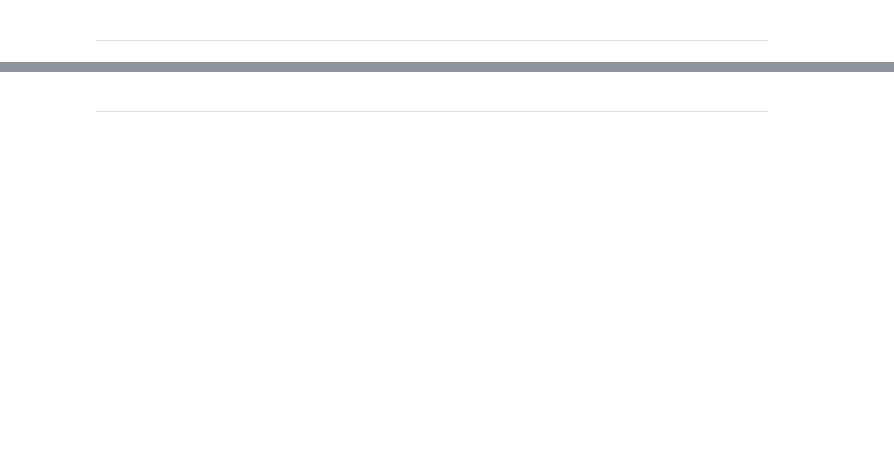
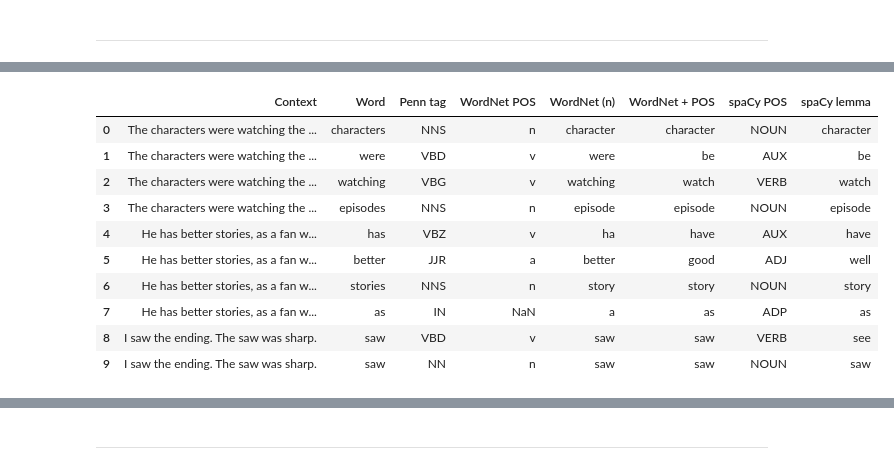
Before and after one commit to Lighter01/NLP_labs, a Jupyter notebook: notebooks/lab1.ipynb, the cells around one changed output, grey strips where cells are left out. Cells and saved outputs as stored; diff of their text form; code cells hidden in the pictures; blank space fills up the shorter version.

```diff
--- a/notebooks/lab1.ipynb
+++ b/notebooks/lab1.ipynb
@@ -38,5 +87,5 @@ df_al.head(3)
 # %%
-df = pd.merge(df_reviews, df_al, on='workId', how='left')
+df = pd.merge(df_reviews, df_al, on='workId', how='left', validate='many_to_one')
 # %%
 del df_reviews, df_al
 # %%
@@ -143,0 +1334,9 @@ def investigate_df(df, text_col: str = 'review'):
+# %%
+NORMALIZATION_SAMPLE_SIZE = 5000
+normalization_sample = train_clean.sample(
+    n=min(NORMALIZATION_SAMPLE_SIZE, len(train_clean)), random_state=RANDOM_STATE
+)
+
+# Для лемматизации нужны POS-теги; синтаксический анализ и распознавание сущностей отключаем.
+nlp = spacy.load('en_core_web_sm', exclude=['parser', 'ner'])
+print(f'Documents in the common normalization sample: {len(normalization_sample)}')
@@ -143,0 +1371,9 @@ def investigate_df(df, text_col: str = 'review'):
+# %%
+# Doc сохраняет нашу токенизацию; nlp.pipe обрабатывает отзывы пакетами.
+spacy_lemma_counts = Counter()
+sample_docs = (Doc(nlp.vocab, words=tokenize_review(s)[1:-1]) for s in normalization_sample)
+start_time = perf_counter()
+for doc in nlp.pipe(sample_docs, batch_size=64):
+    spacy_lemma_counts.update(token.lemma_.lower().replace('’', "'") for token in doc
+                              if token.text[0].isalnum())
+print(f'spaCy with POS: {perf_counter() - start_time:.2f}s')
@@ -143,0 +1405,37 @@ def investigate_df(df, text_col: str = 'review'):
+# %%
+# Контрольные фразы показывают влияние части речи, включая два значения saw.
+context_examples = [
+    'The characters were watching the episodes.',
+    'He has better stories, as a fan would expect.',
+    'I saw the ending. The saw was sharp.'
+]
+context_rows = []
+for sentence in context_examples:
+    tokens = tokenize_review(sentence)
+    tagged = nltk.pos_tag(tokens, lang='eng')
+    pos_lemmas = lemmatize_with_pos(tokens)
+    doc = nlp(Doc(nlp.vocab, words=tokens))
+    for (token, tag), lemma, spacy_token in zip(tagged, pos_lemmas, doc):
+        if token not in {'characters', 'were', 'watching', 'episodes', 'has', 'better',
+                         'stories', 'as', 'saw'}:
+            continue
+        context_rows.append({
+            'Context': sentence, 'Word': token, 'Penn tag': tag,
+            'WordNet POS': wordnet.tag2pos(tag),
+            "WordNet (n)": lemmatizer.lemmatize(token, pos='n'),
+            'WordNet + POS': lemma, 'spaCy POS': spacy_token.pos_,
+            'spaCy lemma': spacy_token.lemma_.lower()
+        })
+pd.DataFrame(context_rows)
+# %% [output]
+|  | Context | Word | Penn tag | WordNet POS | WordNet (n) | WordNet + POS | spaCy POS | spaCy lemma |
+| 0 | The characters were watching the ... | characters | NNS | n | character | character | NOUN | character |
+| 1 | The characters were watching the ... | were | VBD | v | were | be | AUX | be |
+| 2 | The characters were watching the ... | watching | VBG | v | watching | watch | VERB | watch |
+| 3 | The characters were watching the ... | episodes | NNS | n | episode | episode | NOUN | episode |
+| 4 | He has better stories, as a fan w... | has | VBZ | v | ha | have | AUX | have |
+| 5 | He has better stories, as a fan w... | better | JJR | a | better | good | ADJ | well |
+| 6 | He has better stories, as a fan w... | stories | NNS | n | story | story | NOUN | story |
+| 7 | He has better stories, as a fan w... | as | IN | NaN | a | as | ADP | as |
+| 8 | I saw the ending. The saw was sharp. | saw | VBD | v | saw | saw | VERB | see |
+| 9 | I saw the ending. The saw was sharp. | saw | NN | n | saw | saw | NOUN | saw |
```
Also changed, not shown: parts of 108 cells of this notebook, 3 other files.
